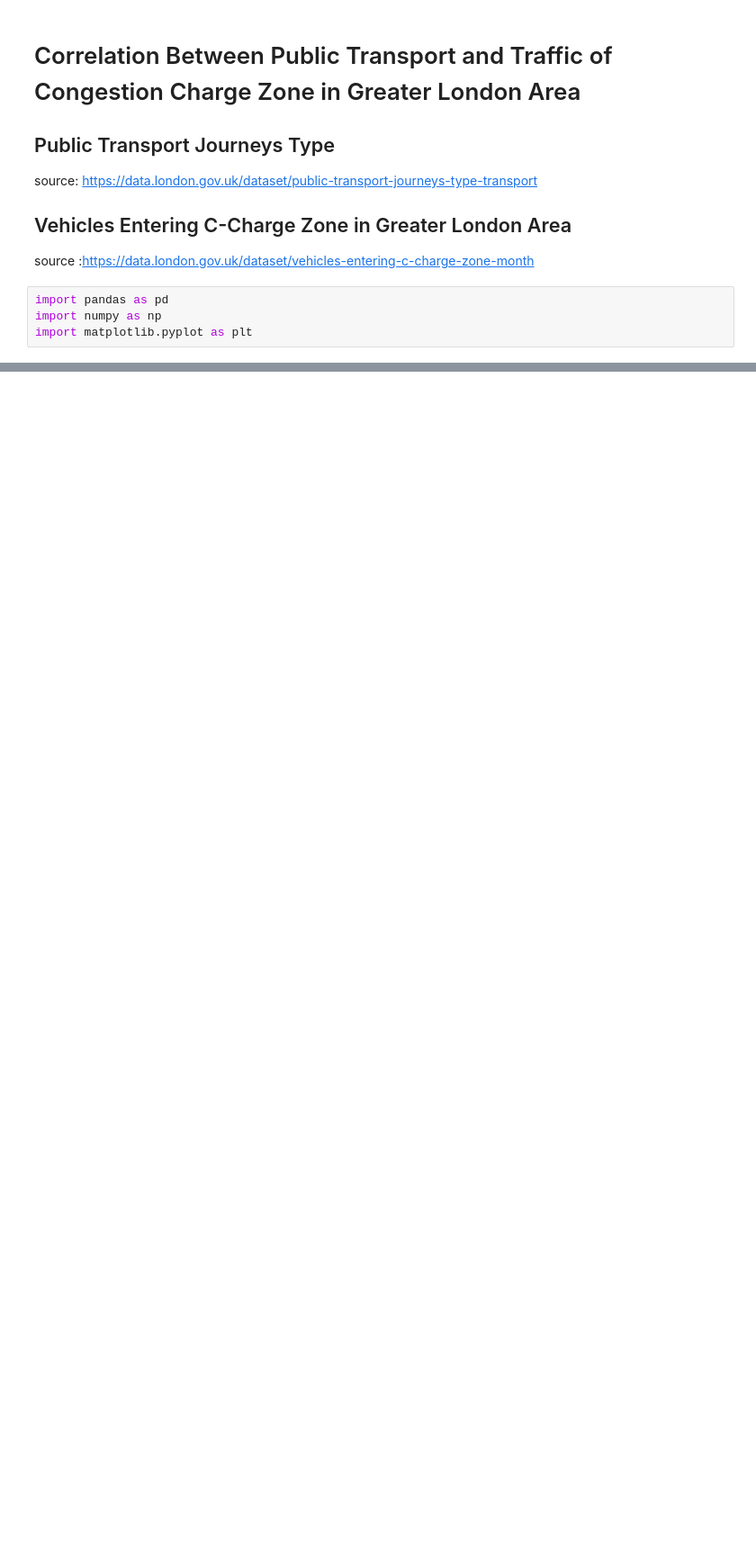
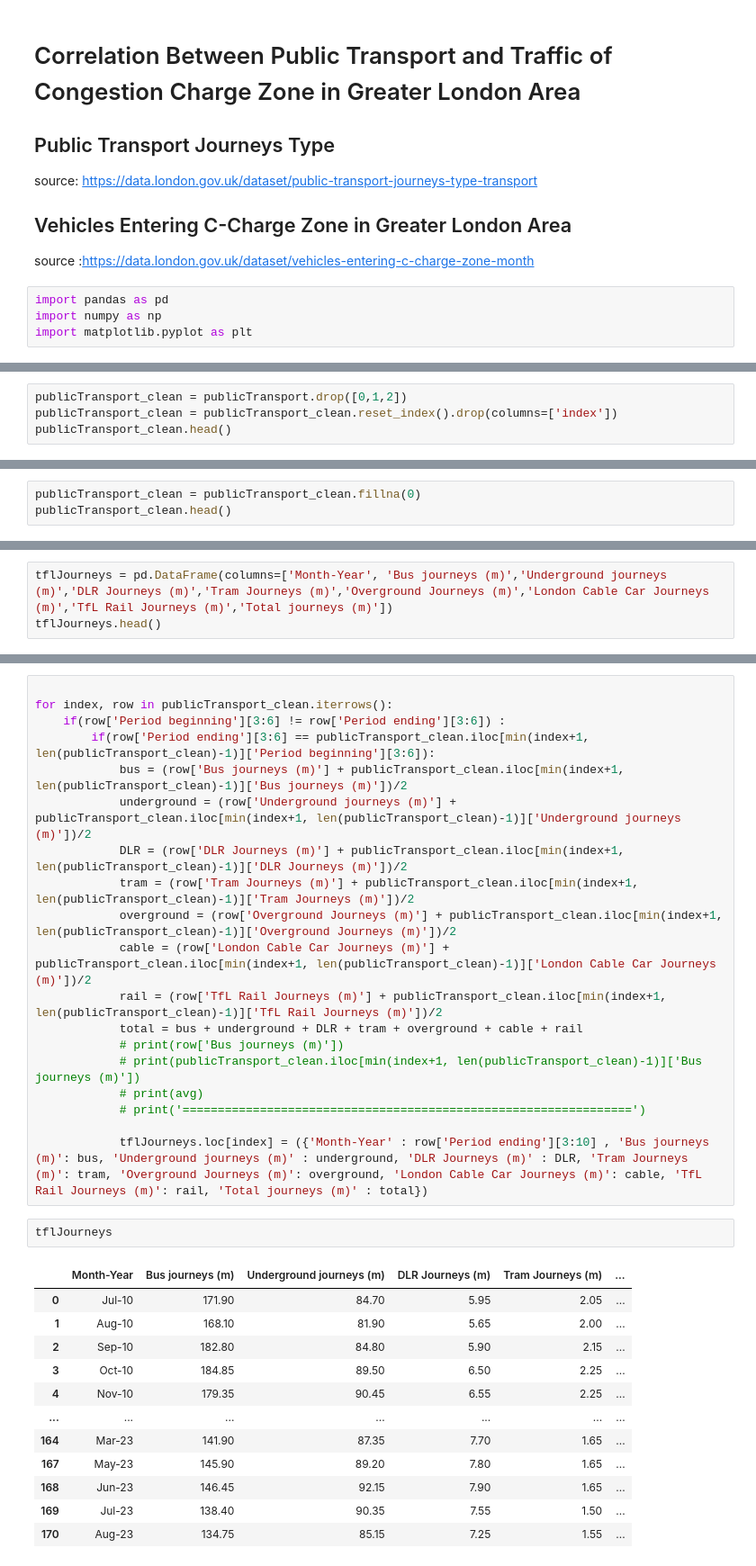
Before and after one commit to adhl-0216/MTU-Data-Analytics-Final-CA, a Jupyter notebook: London Public Transport Analysis.ipynb, the cells around one changed output, grey strips where cells are left out. Shown at 90% size. Saved outputs shown, nothing was run; the diff lists cells and outputs as text; blank space fills up the shorter version.

Commit message:
data cleaned 1/2

```diff
--- a/London Public Transport Analysis.ipynb
+++ b/London Public Transport Analysis.ipynb
@@ -37,0 +56,4 @@ Replaced all NaN values with 0.0
+# %%
+publicTransport_clean = publicTransport.drop([0,1,2])
+publicTransport_clean = publicTransport_clean.reset_index().drop(columns=['index'])
+publicTransport_clean.head()
@@ -37,0 +67,3 @@ Replaced all NaN values with 0.0
+# %%
+publicTransport_clean = publicTransport_clean.fillna(0)
+publicTransport_clean.head()
@@ -37,0 +77,3 @@ Replaced all NaN values with 0.0
+# %%
+tflJourneys = pd.DataFrame(columns=['Month-Year', 'Bus journeys (m)','Underground journeys (m)','DLR Journeys (m)','Tram Journeys (m)','Overground Journeys (m)','London Cable Car Journeys (m)','TfL Rail Journeys (m)','Total journeys (m)'])
+tflJourneys.head()
@@ -37,0 +82,34 @@ Replaced all NaN values with 0.0
+# %%
+
+for index, row in publicTransport_clean.iterrows():
+    if(row['Period beginning'][3:6] != row['Period ending'][3:6]) :
+        if(row['Period ending'][3:6] == publicTransport_clean.iloc[min(index+1, len(publicTransport_clean)-1)]['Period beginning'][3:6]):
+            bus = (row['Bus journeys (m)'] + publicTransport_clean.iloc[min(index+1, len(publicTransport_clean)-1)]['Bus journeys (m)'])/2
+            underground = (row['Underground journeys (m)'] + publicTransport_clean.iloc[min(index+1, len(publicTransport_clean)-1)]['Underground journeys (m)'])/2
+            DLR = (row['DLR Journeys (m)'] + publicTransport_clean.iloc[min(index+1, len(publicTransport_clean)-1)]['DLR Journeys (m)'])/2
+            tram = (row['Tram Journeys (m)'] + publicTransport_clean.iloc[min(index+1, len(publicTransport_clean)-1)]['Tram Journeys (m)'])/2
+            overground = (row['Overground Journeys (m)'] + publicTransport_clean.iloc[min(index+1, len(publicTransport_clean)-1)]['Overground Journeys (m)'])/2
+            cable = (row['London Cable Car Journeys (m)'] + publicTransport_clean.iloc[min(index+1, len(publicTransport_clean)-1)]['London Cable Car Journeys (m)'])/2
+            rail = (row['TfL Rail Journeys (m)'] + publicTransport_clean.iloc[min(index+1, len(publicTransport_clean)-1)]['TfL Rail Journeys (m)'])/2
+            total = bus + underground + DLR + tram + overground + cable + rail
+            # print(row['Bus journeys (m)'])
+            # print(publicTransport_clean.iloc[min(index+1, len(publicTransport_clean)-1)]['Bus journeys (m)'])
+            # print(avg)
+            # print('================================================================')
+
+            tflJourneys.loc[index] = ({'Month-Year' : row['Period ending'][3:10] , 'Bus journeys (m)': bus, 'Underground journeys (m)' : underground, 'DLR Journeys (m)' : DLR, 'Tram Journeys (m)': tram, 'Overground Journeys (m)': overground, 'London Cable Car Journeys (m)': cable, 'TfL Rail Journeys (m)': rail, 'Total journeys (m)' : total})
+# %%
+tflJourneys
+# %% [output]
+|  | Month-Year | Bus journeys (m) | Underground journeys (m) | DLR Journeys (m) | Tram Journeys (m) | ... |
+| 0 | Jul-10 | 171.90 | 84.70 | 5.95 | 2.05 | ... |
+| 1 | Aug-10 | 168.10 | 81.90 | 5.65 | 2.00 | ... |
+| 2 | Sep-10 | 182.80 | 84.80 | 5.90 | 2.15 | ... |
+| 3 | Oct-10 | 184.85 | 89.50 | 6.50 | 2.25 | ... |
+| 4 | Nov-10 | 179.35 | 90.45 | 6.55 | 2.25 | ... |
+| ... | ... | ... | ... | ... | ... | ... |
+| 164 | Mar-23 | 141.90 | 87.35 | 7.70 | 1.65 | ... |
+| 167 | May-23 | 145.90 | 89.20 | 7.80 | 1.65 | ... |
+| 168 | Jun-23 | 146.45 | 92.15 | 7.90 | 1.65 | ... |
+| 169 | Jul-23 | 138.40 | 90.35 | 7.55 | 1.50 | ... |
+| 170 | Aug-23 | 134.75 | 85.15 | 7.25 | 1.55 | ... |
```
Also changed, not shown: parts of 11 cells of this notebook.
